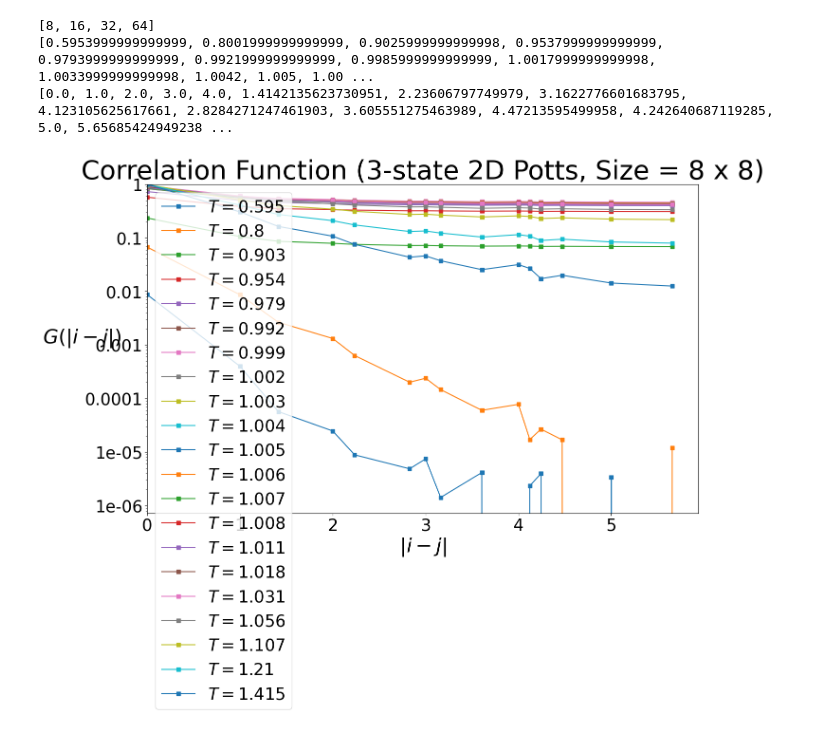
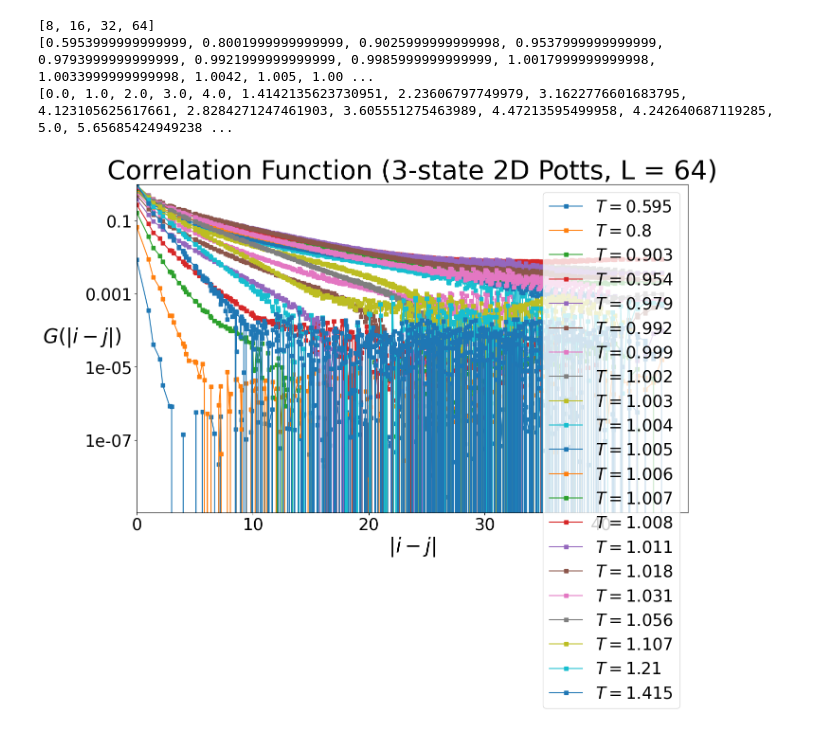
Before and after one commit to LEE-SungBin/potts, a Jupyter notebook: potts plot (corr).ipynb, the cells around one changed output. Saved outputs shown, nothing was run; the diff lists cells and outputs as text; code cells hidden in the pictures.

```diff
--- a/potts plot (corr).ipynb
+++ b/potts plot (corr).ipynb
@@ -23,8 +23,6 @@ from sklearn.linear_model import LinearRegression
 from matplotlib.ticker import FuncFormatter
 import os
 # %%
-Tc = 1.005
-
 def Log_Setting(ax):
     for axis in [ax.xaxis, ax.yaxis]:
         axis.set_major_formatter(FuncFormatter(lambda y, _: '{:.16g}'.format(y)))
@@ -37,11 +35,12 @@ def Size_Print(Dimension, Size):
 
     # str += ")"
 
-    return str
+    # return str
+    return f"L = {Size}"
 
-LOCATION = '/mnt/d/Research/potts/fig'
+LOCATION = '/mnt/d/SNU/Research/potts/fig/'
 # %%
-file = open(os.path.join('/mnt/d/Research/potts/data', 'data potts (corr).txt'), "r")
+file = open(os.path.join('/mnt/d/SNU/Research/potts/data/', 'data potts (corr).txt'), "r")
 
 lines = file.readlines()
 Irreducible_State = []
@@ -111,38 +110,38 @@ fig, ax = plt.subplots(figsize = (15, 9))
 
 State = 3
 Dimension = 2
-Size = 8
+Size = 64
 
 q = Irreducible_State.index(State)
 D = Irreducible_Dimension.index(Dimension)
 N = Irreducible_Size.index(Size)
 
 for i in range(N_Temperature):
     T = Irreducible_Temperature[i]
 
     if(len(Correlation_Function[q][D][N][i]) != 0):
         ax.plot(Distance[q][D][N][i], Correlation_Function[q][D][N][i], 's-', label = f'$T = {round(T, 3)}$')
 
 ax.set_title(f"Correlation Function ({State}-state {Dimension}D Potts, {Size_Print(Dimension, Size)})", fontsize = 40)
 
 # ax.set_xscale('log')
 ax.set_yscale('log')
 
 Log_Setting(ax)
 
 ax.set_xlabel("$|i-j|$", fontsize = 30)
 ax.set_ylabel("$G(|i-j|)$", fontsize = 30, rotation = 0)
 
 ax.axis([0, None, None, 1])
 ax.tick_params(axis = 'both', labelsize = 25)
 
 ax.legend(fontsize=25,loc='best')
 
 fig.savefig(os.path.join(LOCATION, f'Correlation Function ({State}-state {Dimension}D Potts, {Size_Print(Dimension, Size)}).jpg'))
 
 plt.show()
 # %% [output]
-[figure, old version]
+[figure, new version]
 # %%
 Data = [[[[[0 for i in range(3)] for i in range(N_Temperature)] for _ in range(N_Size)] for i in range(N_Dimension)] for i in range(N_State)]
 Correlation_Temperature, Correlation_Length = [[[[] for _ in range(N_Size)] for i in range(N_Dimension)] for i in range(N_State)], [[[[] for _ in range(N_Size)] for i in range(N_Dimension)] for i in range(N_State)]
```
Also changed, not shown: parts of 7 cells of this notebook, 47 other files.
